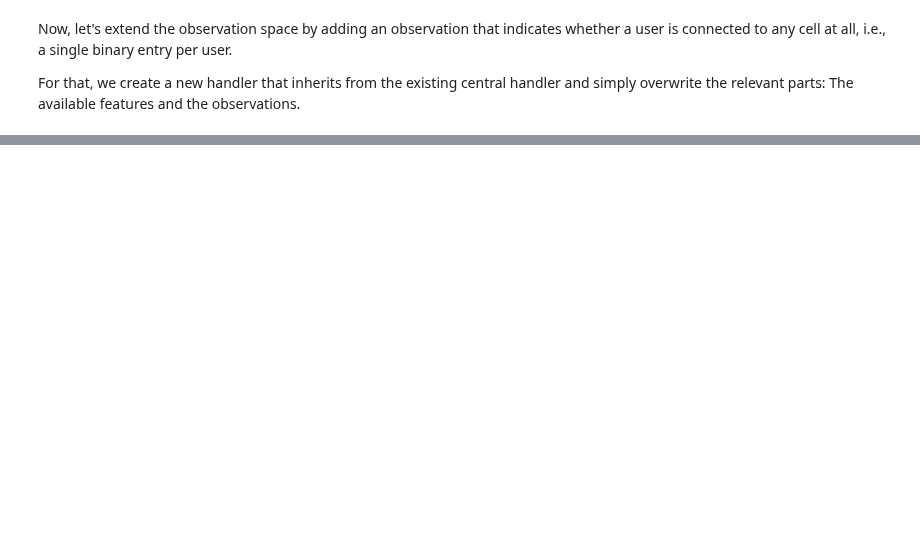
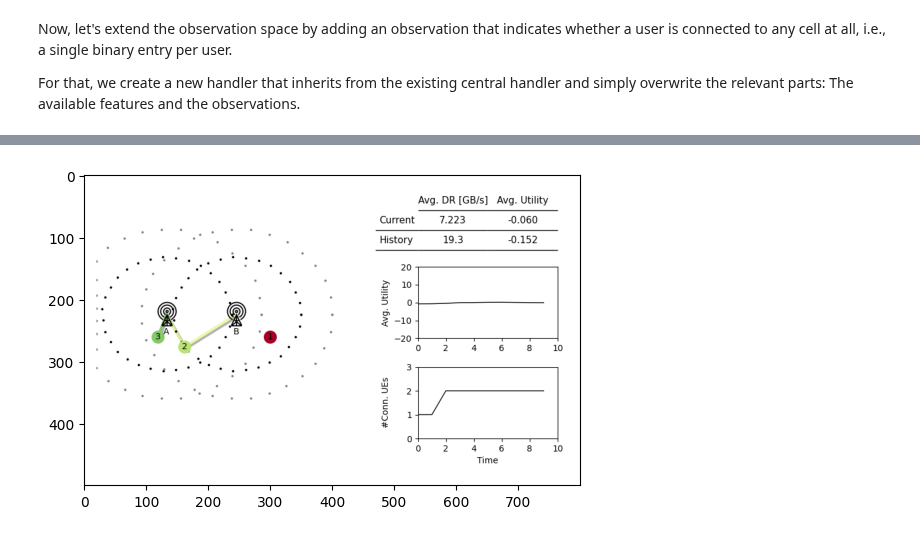
Before and after one commit to stefanbschneider/mobile-env, a Jupyter notebook: examples/demo.ipynb, the cells around one changed output, grey strips where cells are left out. Drawn from its saved outputs; the diff is of its cells as text; code cells hidden in the pictures; blank space fills up the shorter version.

```diff
--- a/examples/demo.ipynb
+++ b/examples/demo.ipynb
@@ -462,0 +499,10 @@ Current utility: -0.3270525336265564
+# %%
+from stable_baselines3 import PPO
+from stable_baselines3.ppo import MlpPolicy
+
+# create the custom env with the custom handler (obs space) from step 2
+env = CustomEnv(config={"handler": CustomHandler})
+
+# train PPO agent on environment. this takes a while
+model = PPO(MlpPolicy, env, tensorboard_log='results_sb', verbose=1)
+model.learn(total_timesteps=30000)
@@ -462,0 +544,19 @@ Current utility: -0.3270525336265564
+# %%
+env = CustomEnv(config={"handler": CustomHandler}, render_mode="rgb_array")
+obs, info = env.reset()
+done = False
+
+# run one episode with the trained model
+while not done:
+    action, _ = model.predict(obs)
+
+    # perform step on simulation environment
+    obs, reward, terminated, truncated, info = env.step(action)
+    done = terminated or truncated
+
+    # render environment as RGB
+    plt.imshow(env.render())
+    display.display(plt.gcf())
+    display.clear_output(wait=True)
+# %% [output]
+[figure, added]
```
Also changed, not shown: parts of 19 cells of this notebook, 2 other files.
